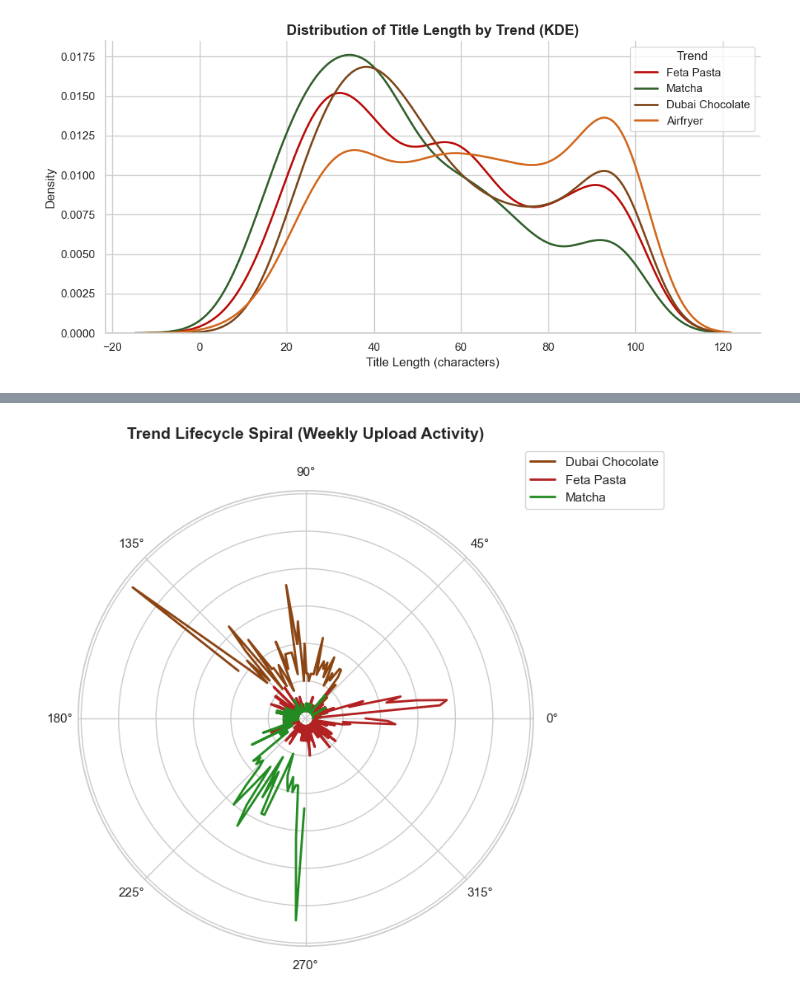
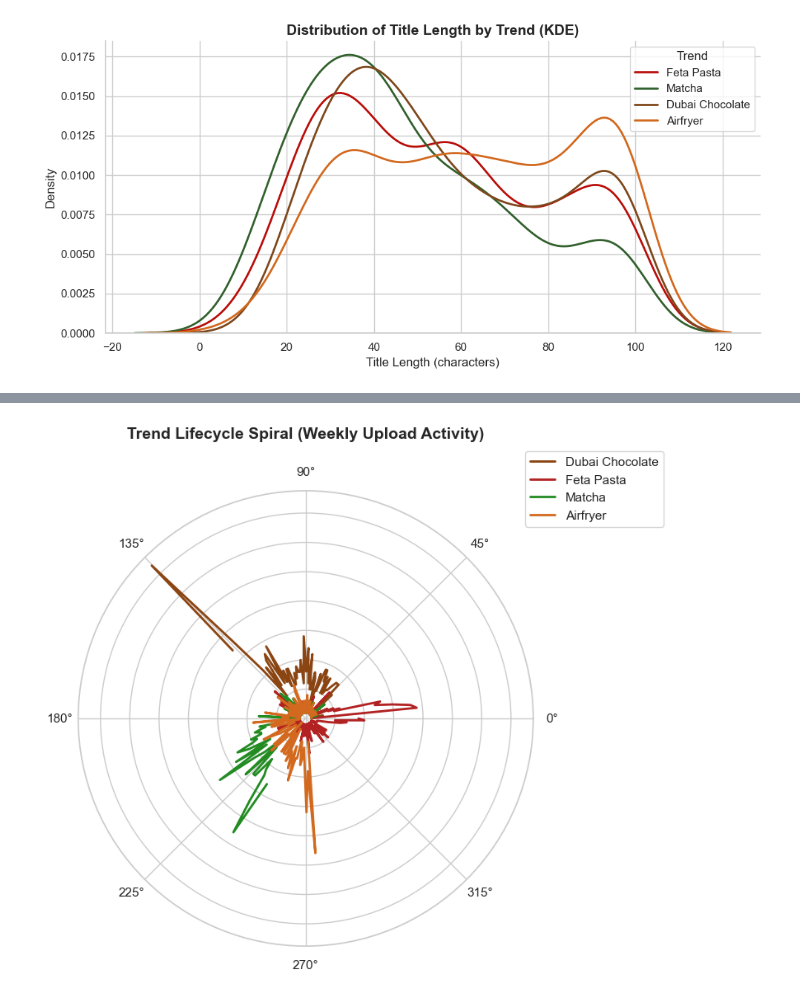
Before and after one commit to kzumreen/FoodTrendsPrediction, a Jupyter notebook: youtubedata.ipynb, the cells around one changed output, grey strips where cells are left out. Cells and saved outputs as stored; diff of their text form; code cells hidden in the pictures.

```diff
--- a/youtubedata.ipynb
+++ b/youtubedata.ipynb
@@ -497,37 +499,38 @@ trend_strength
 # %%
 #Trend Lifecycle Spiral
 
 # Weekly total video counts
 weekly_counts = (
     df.groupby(['Trend_ID', pd.Grouper(key='Date', freq='W-MON')])['video_id']
       .count()
       .reset_index(name='weekly_videos')
 )
 
 # Normalize weeks within each trend
 weekly_counts['week_num'] = weekly_counts.groupby('Trend_ID').cumcount()
 weekly_counts['angle'] = weekly_counts['week_num'] * (2 * np.pi / weekly_counts['week_num'].max())
 
 colors = {
-    'dubai-chocolate': '#8B4513',  # brown
-    'feta-pasta': '#B22222',       # firebrick
-    'matcha': '#228B22'            # forest green
+    'dubai-chocolate': '#8B4513',
+    'feta-pasta': '#B22222',
+    'matcha': '#228B22',
+    'airfryer':'#D2691E'
 }
 
 fig = plt.figure(figsize=(8,8), facecolor='white')
 ax = plt.subplot(111, polar=True)
 
 for trend, color in colors.items():
     subset = weekly_counts[weekly_counts['Trend_ID'] == trend]
     ax.plot(subset['angle'], subset['weekly_videos'], color=color, linewidth=2, label=trend.replace('-', ' ').title())
 
 ax.set_title('Trend Lifecycle Spiral (Weekly Upload Activity)', fontsize=14, weight='bold', y=1.1)
 ax.legend(loc='upper right', bbox_to_anchor=(1.3, 1.1))
 ax.set_yticklabels([])
 plt.tight_layout()
 plt.show()
 # %% [output]
-[figure, old version]
+[figure, new version]
 # %%
 #Engagement vs Duration by Trend
 
```
Also changed, not shown: parts of 4 cells of this notebook.
